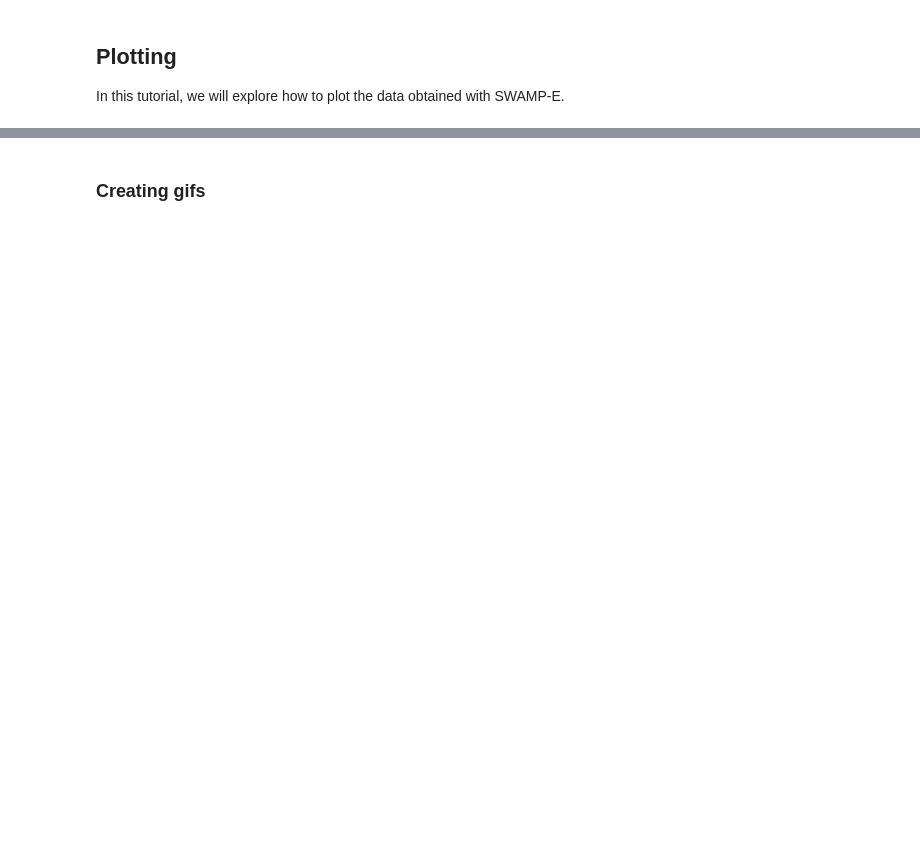
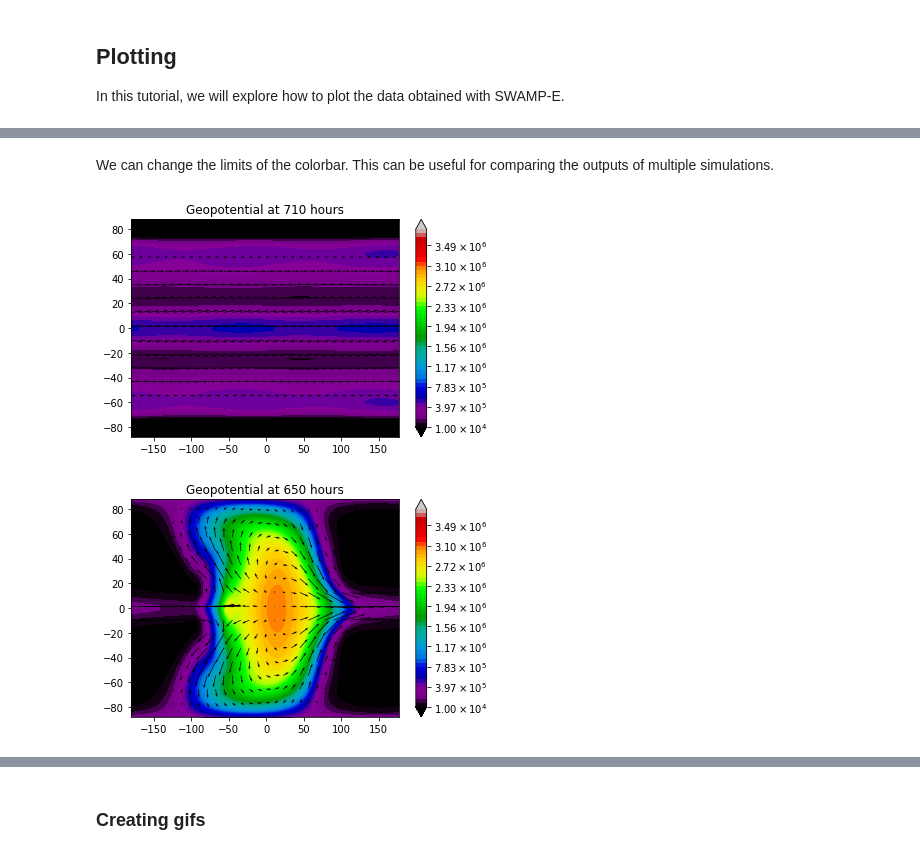
Before and after one commit to kathlandgren/SWAMPE, a Jupyter notebook: docs/source/notebooks/plotting.ipynb, the cells around one changed output, grey strips where cells are left out. Cells and saved outputs as stored; diff of their text form; code cells hidden in the pictures; blank space fills up the shorter version.

```diff
--- a/docs/source/notebooks/plotting.ipynb
+++ b/docs/source/notebooks/plotting.ipynb
@@ -22,0 +56,10 @@ ImportError: No module named SWAMPE
+# %% [markdown]
+We can change the limits of the colorbar. This can be useful for comparing the outputs of multiple simulations.
+# %%
+#change min/maxlevel
+Phibar=4*10**6
+fig1=SWAMPE.plotting.quiver_geopot_plot(U1,V1,Phi1,lambdas,mus,timestamp1,minlevel=10**4,maxlevel=3.8*10**6)
+fig2=SWAMPE.plotting.quiver_geopot_plot(U2,V2,Phi2,lambdas,mus,timestamp2,minlevel=10**4,maxlevel=3.8*10**6)
+# %% [output]
+[figure, added]
+[figure, added]
```
Also changed, not shown: parts of 24 cells of this notebook, 27 other files.
